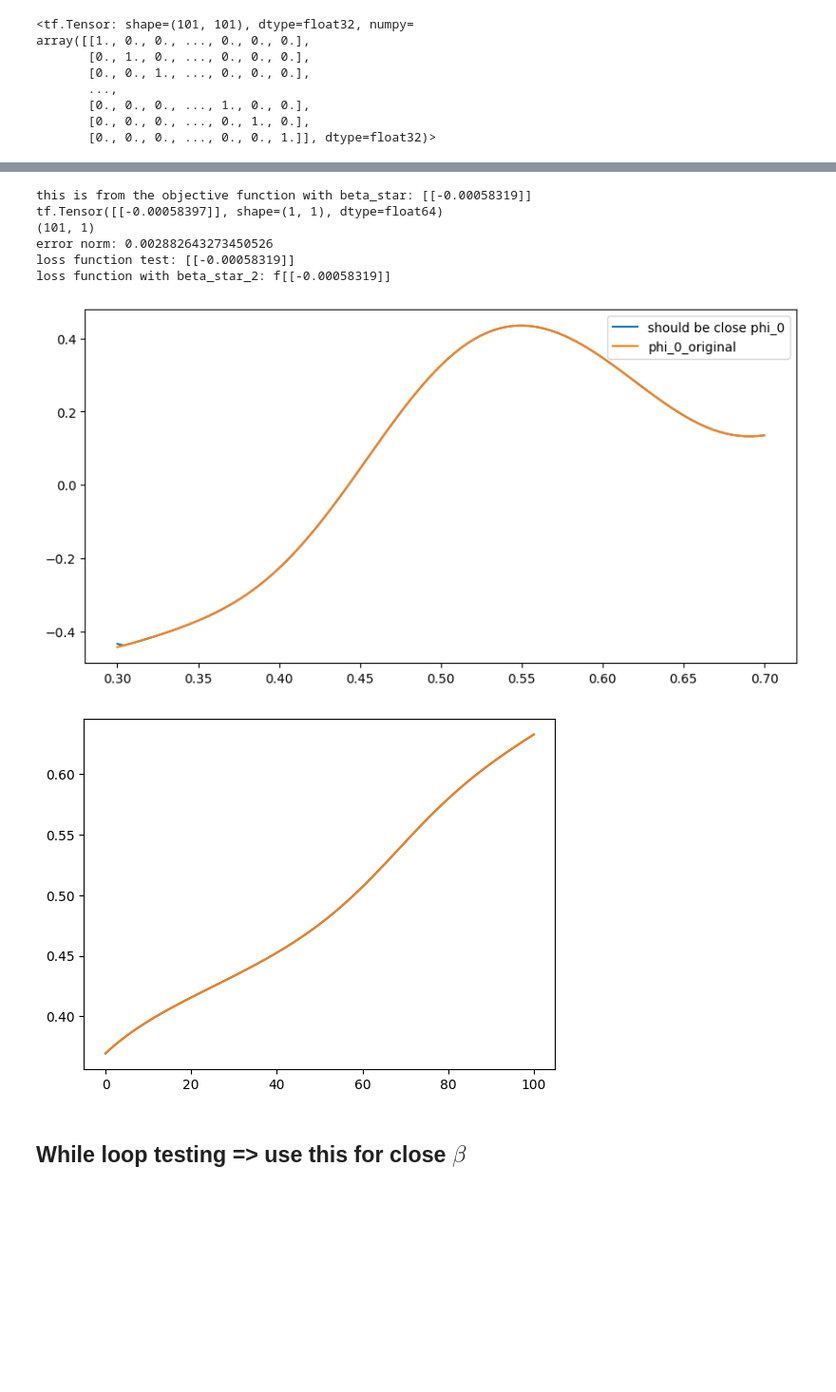
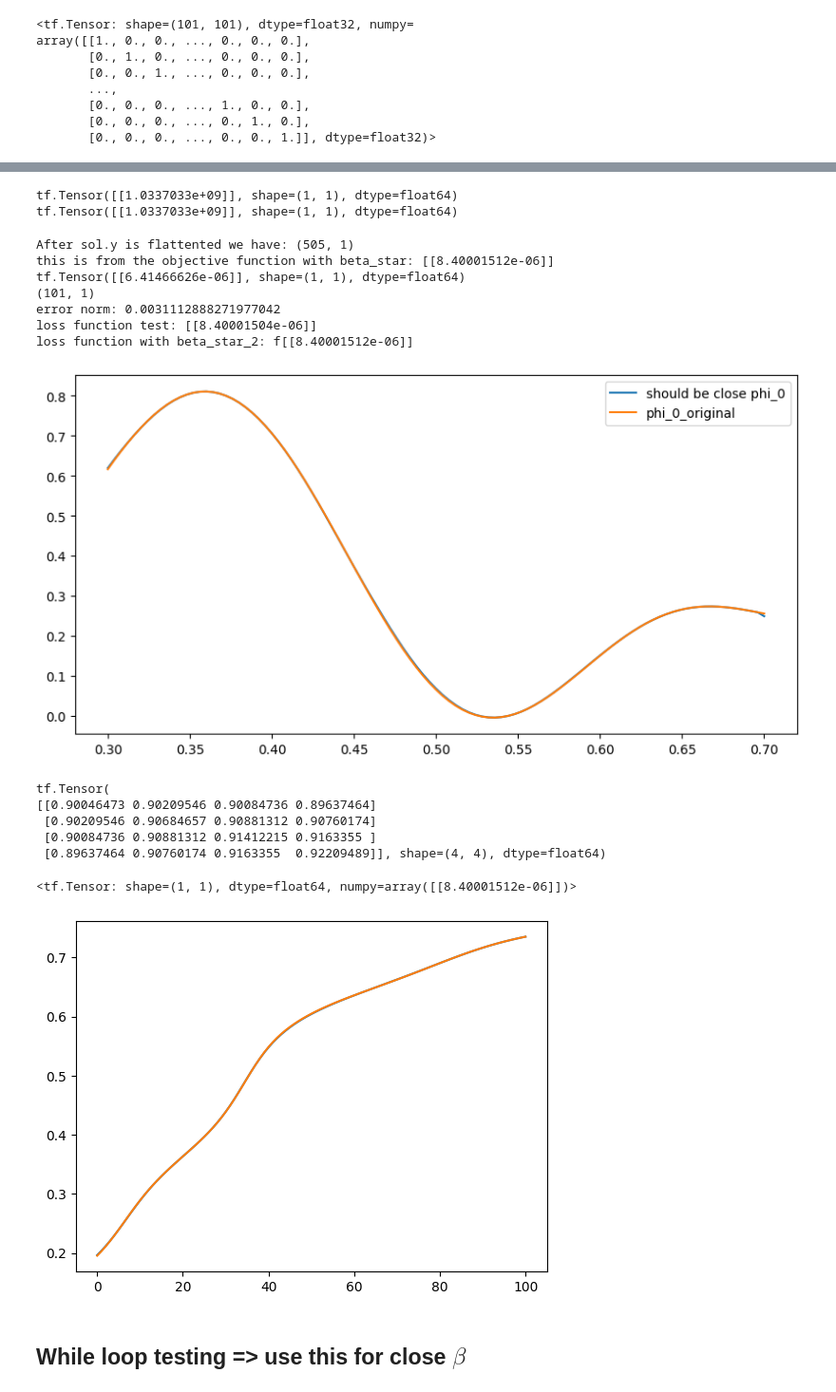
Before and after one commit to vgeneva/NN_Backprop, a Jupyter notebook: iterOCK_take2.ipynb, the cells around one changed output, grey strips where cells are left out. Shown at 95% size. Drawn from its saved outputs; the diff is of its cells as text; code cells hidden in the pictures; blank space fills up the shorter version.

```diff
--- a/iterOCK_take2.ipynb
+++ b/iterOCK_take2.ipynb
@@ -1369,12 +1467,13 @@ Here is my true alpha vector with input of $x\_input$. This is a $(101 \times 1)
 # %%
 #alpha_0 = alpha(1, x_input) #x_input is x(0)
 alpha_0 = alph(1, x_input)
-alpha_0 = alpha_0.numpy()
-print(alpha_0.T.shape)
+#alpha_0 = alpha_0.numpy()
+print(tf.transpose(alpha_0).shape)
 #L_x_inv = np.linalg.inv(L_x)
 #print(np.linalg.cond(L_x))
 #beta_star_1 = L_x_inv @ alpha_0.T
 # %% [output]
 (101, 1)
 # %%
-beta_star = np.linalg.solve(L_x, alpha_0.T)
+beta_star = tf.linalg.solve(L_x, tf.transpose(alpha_0))
+print(beta_star[0:4,:])
@@ -1515,2 +1612,0 @@ tf.Tensor([[18.02984051]], shape=(1, 1), dtype=float64)
-# %%
-beta_star = tf.constant(beta_star)
@@ -1573,3 +1640,14 @@ tf.Tensor([[7.35885595e+16]], shape=(1, 1), dtype=float64)
+# %%
+bsTls = tf.matmul(tf.transpose(beta_star), k9v(x_input,x_input))
+bsTlsb = tf.matmul(bsTls , beta_star)
+print(bsTlsb)
+
+lbs = tf.matmul(k9v(x_input,x_input), beta_star)
+bsTlsbs_2 = tf.matmul(tf.transpose(beta_star), lbs)
+print(bsTlsbs_2)
+# %% [output]
+tf.Tensor([[1.0337033e+09]], shape=(1, 1), dtype=float64)
+tf.Tensor([[1.0337033e+09]], shape=(1, 1), dtype=float64)
 # %%
 # let's look at objective function with TRUE trajectories:
 # Our goal is to show that phi_1(x(1)) ~ phi_0(X(0)), i.e. our outputs should
@@ -1583,7 +1661,7 @@ LAM = 10**2 * 1e-6
 # solve.y uses our true x trajectoires
 # this LSTAR uses true x trajectories to solve for obj function
 # use k9v
-LSTAR = con(1/(num-1), y = sol.y, num = num, kern = k9v)
+LSTAR = con(1/(num-1), y = sol_alpha.y, num = num, kern = k9v)
 #print(LSTAR)
 print(f"this is from the objective function with beta_star: {objective(LSTAR, beta_star, LAM)}")
 
@@ -1623,18 +1701,31 @@ plt.plot(x_input, np.transpose(phi_0(x_input)), label ='phi_0_original')
 
 plt.legend();
 # %% [output]
-this is from the objective function with beta_star: [[-0.00058319]]
-tf.Tensor([[-0.00058397]], shape=(1, 1), dtype=float64)
+After sol.y is flattented we have: (505, 1)
+this is from the objective function with beta_star: [[8.40001512e-06]]
+tf.Tensor([[6.41466626e-06]], shape=(1, 1), dtype=float64)
 (101, 1)
-error norm: 0.002882643273450526
-loss function test: [[-0.00058319]]
-loss function with beta_star_2: f[[-0.00058319]]
+error norm: 0.0031112888271977042
+loss function test: [[8.40001504e-06]]
+loss function with beta_star_2: f[[8.40001512e-06]]
-[figure, old version]
+[figure, new version]
+# %%
+print(LSTAR[0:4, 0:4])
+# %% [output]
+tf.Tensor(
+[[0.90046473 0.90209546 0.90084736 0.89637464]
+ [0.90209546 0.90684657 0.90881312 0.90760174]
+ [0.90084736 0.90881312 0.91412215 0.9163355 ]
+ [0.89637464 0.90760174 0.9163355  0.92209489]], shape=(4, 4), dtype=float64)
+# %%
+objective(LSTAR, beta_star, LAM)
+# %% [output]
+<tf.Tensor: shape=(1, 1), dtype=float64, numpy=array([[8.40001512e-06]])>
 # %%
 plt.plot(input) #input = x(0) + LB_i
-plt.plot(sol.y[:,-1]);
+plt.plot(sol_alpha.y[:,-1]);
 # %% [output]
-[figure, old version]
+[figure, new version]
 # %% [markdown]
 ## While loop testing => use this for close $\beta$
 # %%
```
Also changed, not shown: parts of 77 cells of this notebook.
